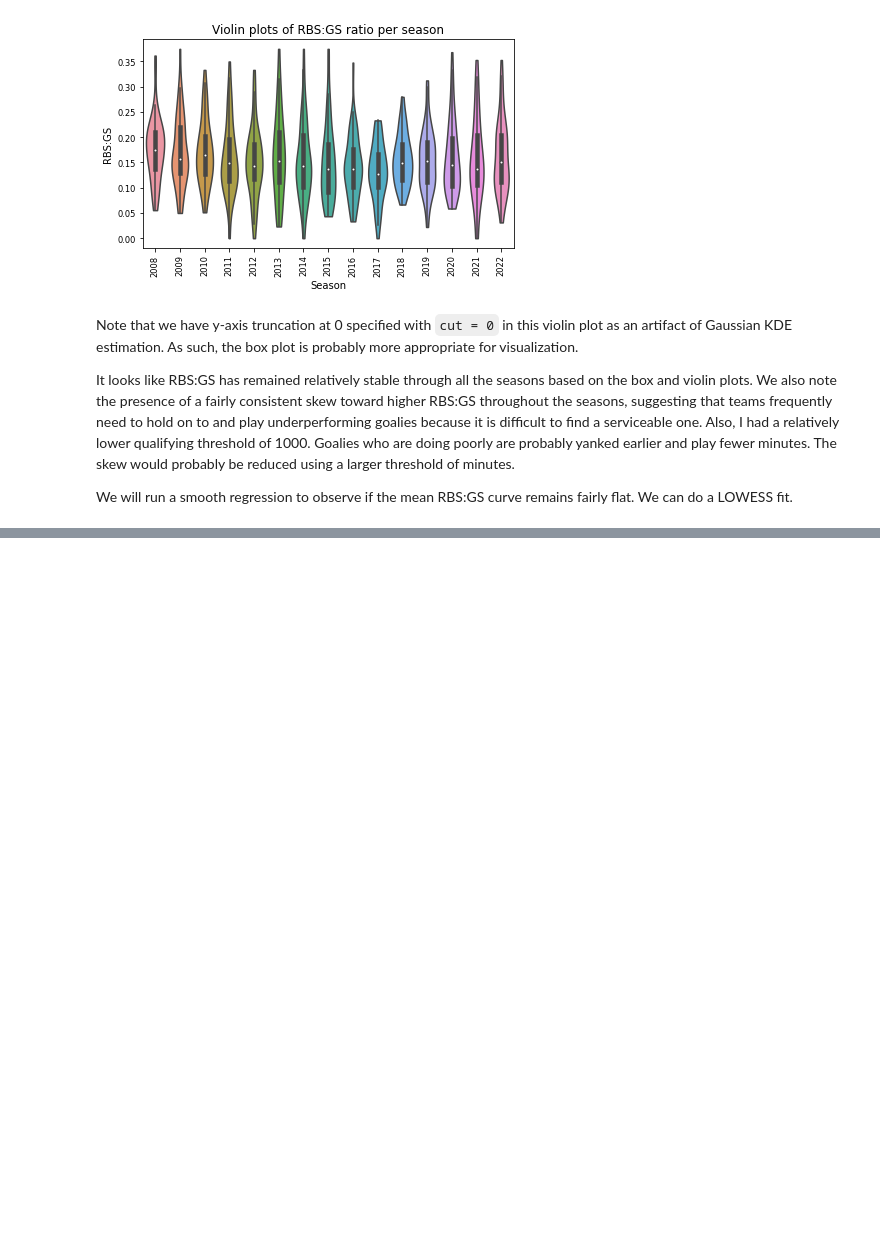
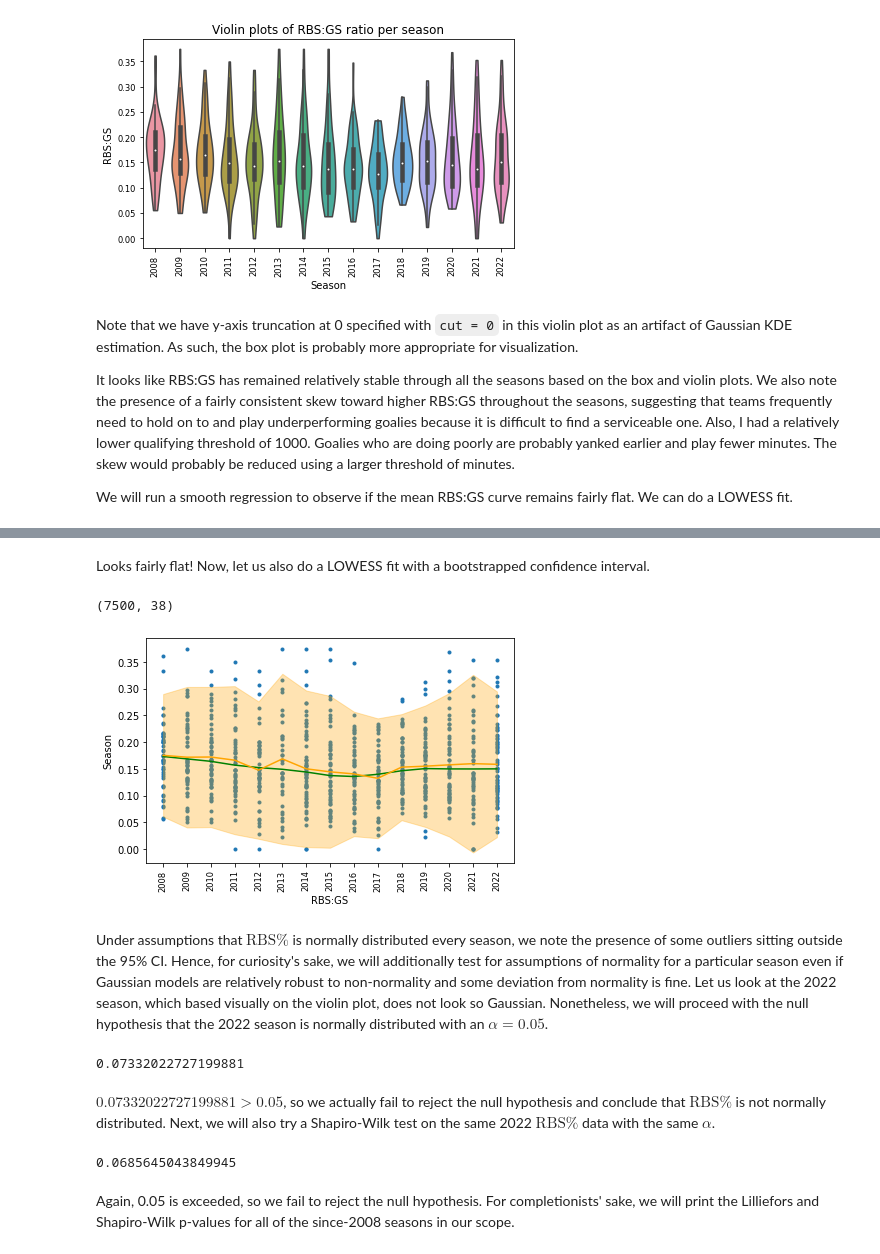
Before and after one commit to wallyxie/-NHL-Really-Bad-Start-Exercise-, a Jupyter notebook: nhl_exercise.ipynb, the cells around one changed output, grey strips where cells are left out. Saved outputs shown, nothing was run; the diff lists cells and outputs as text; code cells hidden in the pictures; blank space fills up the shorter version.

Commit message:
Ran Lilliefors and Shapiro-Wilk tests to test for normality assumptions in RBS:GS across the seasons.

```diff
--- a/nhl_exercise.ipynb
+++ b/nhl_exercise.ipynb
@@ -266,0 +220,57 @@ We do some tests for assumptions of normality for a particular season.
+# %% [markdown]
+Looks fairly flat! Now, let us also do a LOWESS fit with a bootstrapped confidence interval.
+# %%
+class lowess_rbs_gs_season_boot_ci():
+    def __init__(self, df: pd.DataFrame):
+        self.df = df
+
+    def lowess_with_CI(self, N = 500, alpha = 0.05, lowess_frac = 0.3):
+        #Perform bootstrapping with replacement to allow re-sampling with more qualifying goalies than actual per season.
+        df_boot_season = self.df.groupby('Season').sample(N, replace = True, random_state = 0)
+        #Compute smoothed LOWESS mean from bootstrapped DataFrame.
+        smoothed_mean = sm.nonparametric.lowess(exog = df_boot_season.Season, endog = df_boot_season.RBS_GS_ratio, frac = lowess_frac) #Requires statsmodels.api.
+        unsmoothed_mean = df_boot_season.groupby('Season')['RBS_GS_ratio'].mean()
+        unsmoothed_std = df_boot_season.groupby('Season')['RBS_GS_ratio'].std()
+        z_score = norm.ppf(1 - alpha / 2) #Requires scipy.stats.
+        lower = unsmoothed_mean + z_score * unsmoothed_std
+        upper = unsmoothed_mean - z_score * unsmoothed_std
+        return smoothed_mean, unsmoothed_mean, lower, upper, df_boot_season
+# %%
+boot_df_object = lowess_rbs_gs_season_boot_ci(df_g_2008_qual_tot)
+boot_smoothed_mean, boot_unsmoothed_mean, boot_lower, boot_upper, df_boot_season = boot_df_object.lowess_with_CI()
+# %%
+df_boot_season.shape
+# %% [output]
+(7500, 38)
+# %%
+fig, ax = plt.subplots()
+ax.scatter(df_g_2008_qual_tot['Season'], df_g_2008_qual_tot['RBS_GS_ratio'], marker = '.')
+ax.plot(boot_smoothed_mean[:, 0], boot_smoothed_mean[:, 1], c = 'green')
+ax.plot(boot_unsmoothed_mean.index, boot_unsmoothed_mean.values, c = 'orange')
+ax.fill_between(boot_unsmoothed_mean.index, boot_lower.values, boot_upper.values, alpha = 0.3, color = 'orange')
+ax.xaxis.set_tick_params(labelsize = 'small', labelrotation = 90)
+ax.set_xticks(np.arange(2008, 2023, 1))
+ax.set_xlabel('RBS:GS')
+ax.set_ylabel('Season')
+plt.tight_layout()
+plt.show()
+# %% [output]
+[figure, added]
+# %% [markdown]
+Under assumptions that $\textrm{RBS}\%$ is normally distributed every season, we note the presence of some outliers sitting outside the 95\% CI. Hence, for curiosity's sake, we will additionally test for assumptions of normality for a particular season even if Gaussian models are relatively robust to non-normality and some deviation from normality is fine. Let us look at the 2022 season, which based visually on the violin plot, does not look so Gaussian. Nonetheless, we will proceed with the null hypothesis that the 2022 season is normally distributed with an $\alpha = 0.05$.
+# %%
+from statsmodels.stats.diagnostic import lilliefors
+lilliefors_2022_season_ks_stat_and_p_value = lilliefors(df_g_2008_qual_tot[df_g_2008_qual_tot['Season'] == 2022]['RBS_GS_ratio'])
+lilliefors_2022_season_ks_stat_and_p_value[1]
+# %% [output]
+0.07332022727199881
+# %% [markdown]
+$0.07332022727199881 > 0.05$, so we actually fail to reject the null hypothesis and conclude that $\textrm{RBS}\%$ is not normally distributed. Next, we will also try a Shapiro-Wilk test on the same 2022 $\textrm{RBS}\%$ data with the same $\alpha$.
+# %%
+from scipy.stats import shapiro
+shapiro_wilk_2022_season_w_stat_and_p_value = shapiro(df_g_2008_qual_tot[df_g_2008_qual_tot['Season'] == 2022]['RBS_GS_ratio'])
+shapiro_w
+# %% [output]
+0.0685645043849945
+# %% [markdown]
+Again, 0.05 is exceeded, so we fail to reject the null hypothesis. For completionists' sake, we will print the Lilliefors and Shapiro-Wilk p-values for all of the since-2008 seasons in our scope.
```
Also changed, not shown: parts of 17 cells of this notebook.
